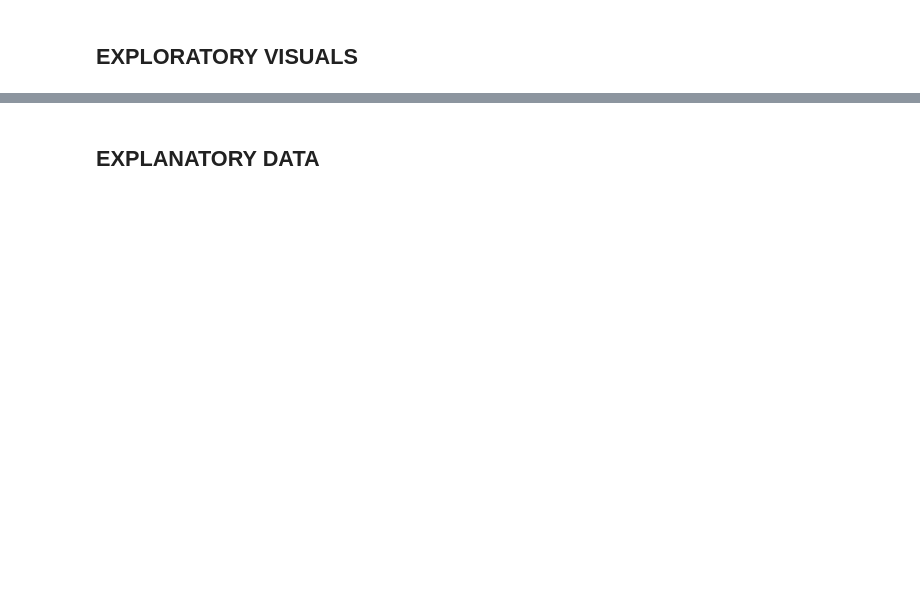
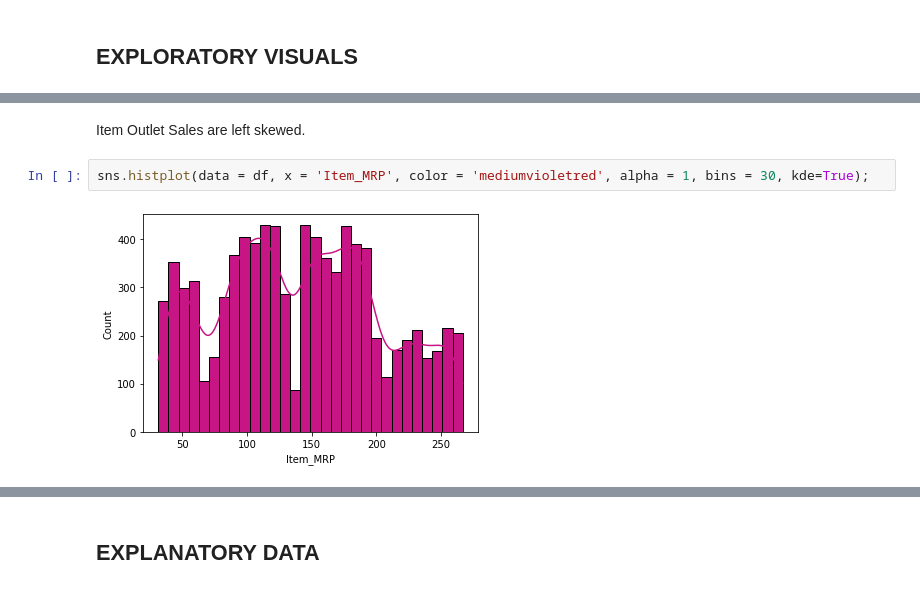
Before and after one commit to ashsotoo/Sales-Predictions, a Jupyter notebook: SALES_DATA.ipynb, the cells around one changed output, grey strips where cells are left out. Cells and saved outputs as stored; diff of their text form; blank space fills up the shorter version.

```diff
--- a/SALES_DATA.ipynb
+++ b/SALES_DATA.ipynb
@@ -126,0 +150,6 @@ df
+# %% [markdown]
+Item Outlet Sales are left skewed.
+# %%
+sns.histplot(data = df, x = 'Item_MRP', color = 'mediumvioletred', alpha = 1, bins = 30, kde=True);
+# %% [output]
+[figure, added]
```
Also changed, not shown: parts of 8 cells of this notebook.
